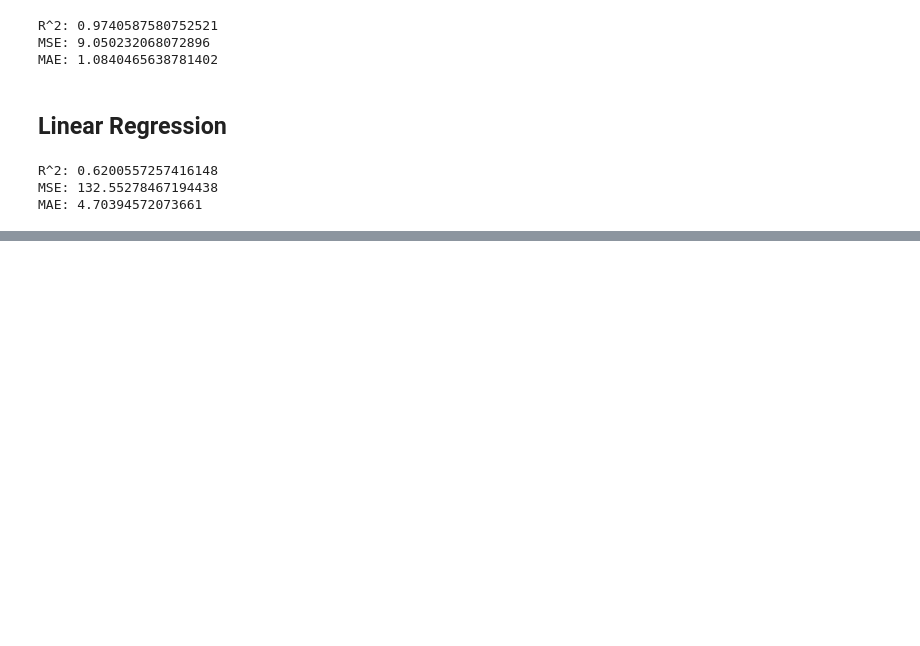
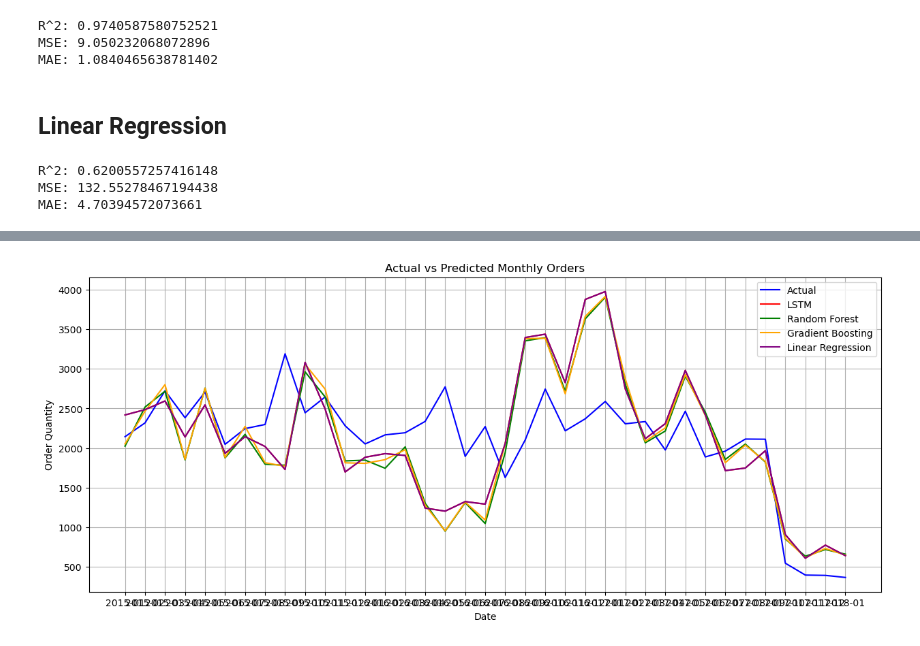
Before and after one commit to McGill-MMA-EnterpriseAnalytics/DataCo_Supply_Chain, a Jupyter notebook: models/Demand_Forecasting.ipynb, the cells around one changed output, grey strips where cells are left out. Saved outputs shown, nothing was run; the diff lists cells and outputs as text; code cells hidden in the pictures; blank space fills up the shorter version.

```diff
--- a/models/Demand_Forecasting.ipynb
+++ b/models/Demand_Forecasting.ipynb
@@ -342,0 +440,33 @@ MAE: 4.70394572073661
+# %%
+lstm_y = pd.DataFrame(lstm_y, columns = ["Order Item Quantity"])
+lstm_y["datetime"] = YearMonth_df['datetime']
+lstm_y = lstm_y.groupby(["datetime"])["Order Item Quantity"].sum()
+# %%
+rf_y = pd.DataFrame(rf_y, columns = ["Order Item Quantity"])
+rf_y["datetime"] = YearMonth_df['datetime']
+rf_y = rf_y.groupby(["datetime"])["Order Item Quantity"].sum()
+# %%
+gbt_y = pd.DataFrame(gbt_y, columns = ["Order Item Quantity"])
+gbt_y["datetime"] = YearMonth_df['datetime']
+gbt_y = gbt_y.groupby(["datetime"])["Order Item Quantity"].sum()
+# %%
+lm_y = pd.DataFrame(lm_y, columns = ["Order Item Quantity"])
+lm_y["datetime"] = YearMonth_df['datetime']
+lm_y = lm_y.groupby(["datetime"])["Order Item Quantity"].sum()
+# %%
+import matplotlib.pyplot as plt
+
+plt.figure(figsize=(15, 6))
+plt.plot(y_test_alt, label='Actual', color='blue')
+plt.plot(lstm_y, label='LSTM', color='red')
+plt.plot(rf_y, label='Random Forest', color='green')
+plt.plot(gbt_y, label='Gradient Boosting', color='orange')
+plt.plot(lm_y, label='Linear Regression', color='purple')
+plt.title('Actual vs Predicted Monthly Orders')
+plt.xlabel('Date')
+plt.ylabel('Order Quantity')
+plt.legend()
+plt.grid(True)
+plt.show()
+# %% [output]
+[figure, added]
```
Also changed, not shown: parts of 19 cells of this notebook.
